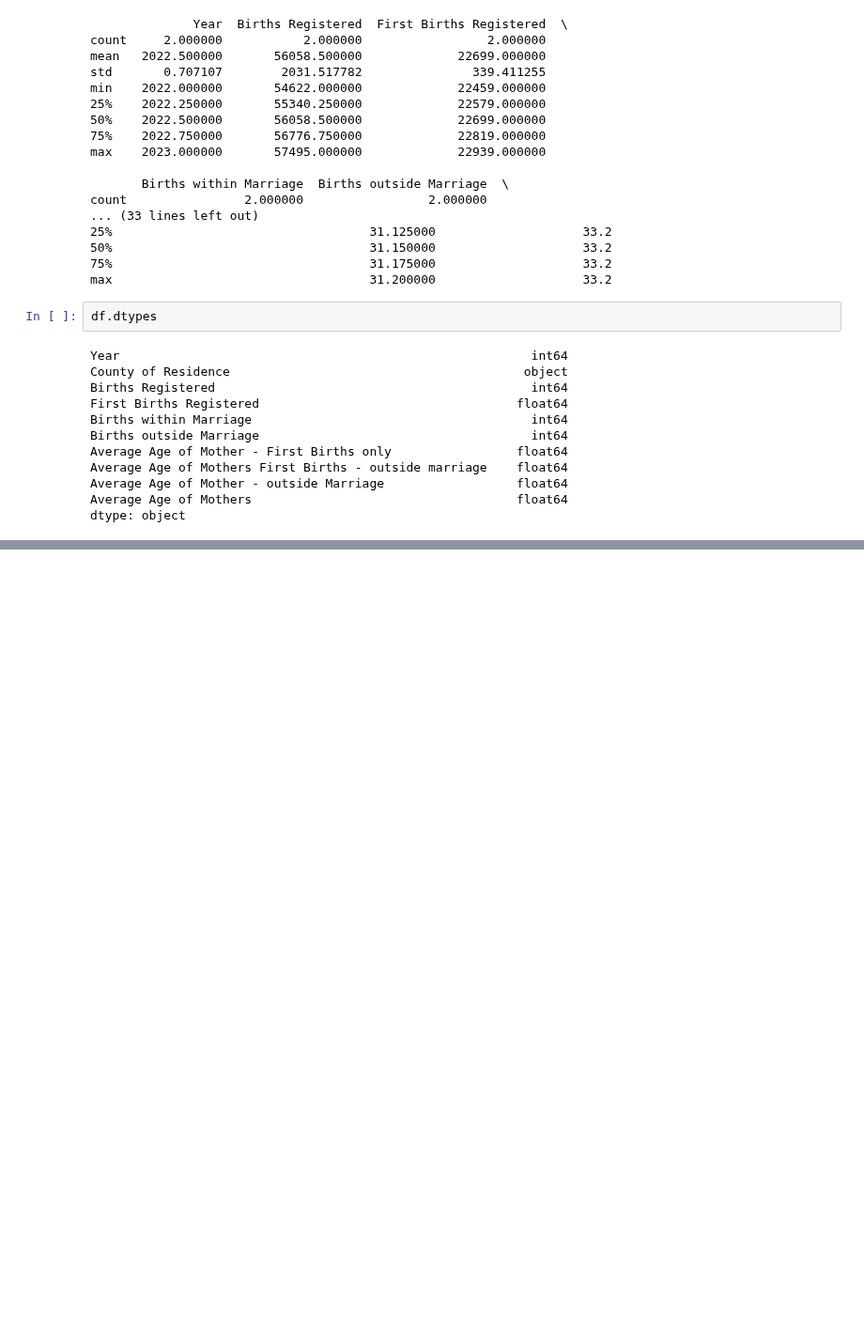
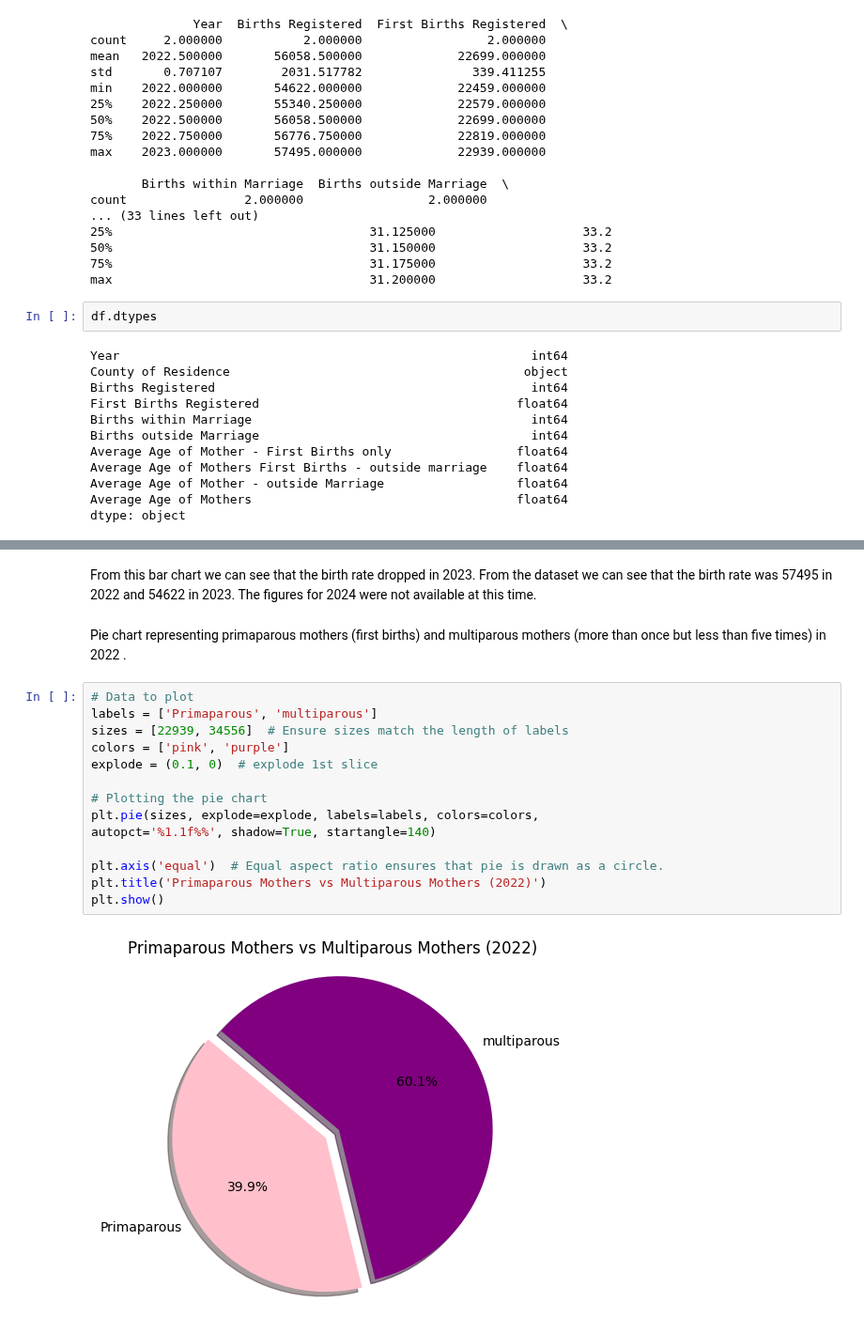
Before and after one commit to GraceMarySmyth/programming-for-data-analytics, a Jupyter notebook: Big_project/birth_rates.ipynb, the cells around one changed output, grey strips where cells are left out. Shown at 94% size. Cells and saved outputs as stored; diff of their text form; blank space fills up the shorter version.

```diff
--- a/Big_project/birth_rates.ipynb
+++ b/Big_project/birth_rates.ipynb
@@ -131,0 +147,20 @@ dtype: object
+# %% [markdown]
+From this bar chart we can see that the birth rate dropped in 2023. From the dataset we can see that the birth rate was 57495 in 2022 and 54622 in 2023. The figures for 2024 were not available at this time.
+# %% [markdown]
+Pie chart representing primaparous mothers (first births) and multiparous mothers (more than once but less than five times) in 2022 .
+# %%
+# Data to plot
+labels = ['Primaparous', 'multiparous']
+sizes = [22939, 34556]  # Ensure sizes match the length of labels
+colors = ['pink', 'purple']
+explode = (0.1, 0)  # explode 1st slice
+
+# Plotting the pie chart
+plt.pie(sizes, explode=explode, labels=labels, colors=colors,
+autopct='%1.1f%%', shadow=True, startangle=140)
+
+plt.axis('equal')  # Equal aspect ratio ensures that pie is drawn as a circle.
+plt.title('Primaparous Mothers vs Multiparous Mothers (2022)')
+plt.show()
+# %% [output]
+[figure, added]
```
Also changed, not shown: parts of 4 cells of this notebook.
